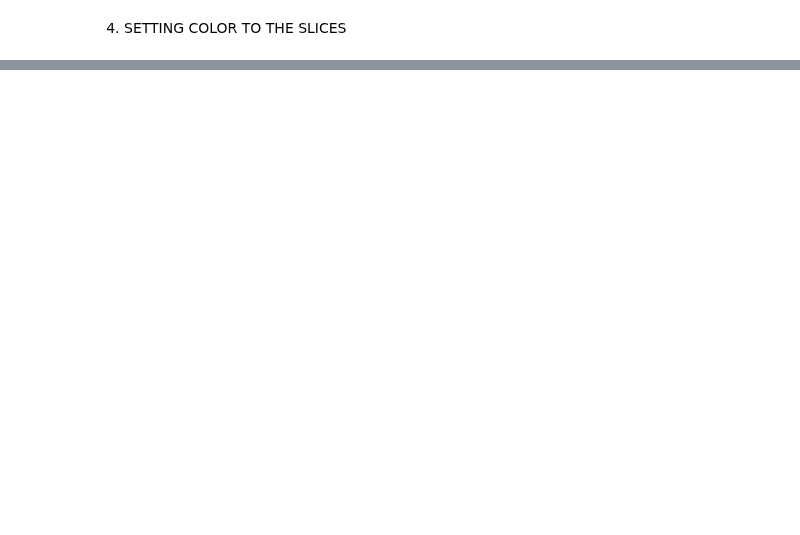
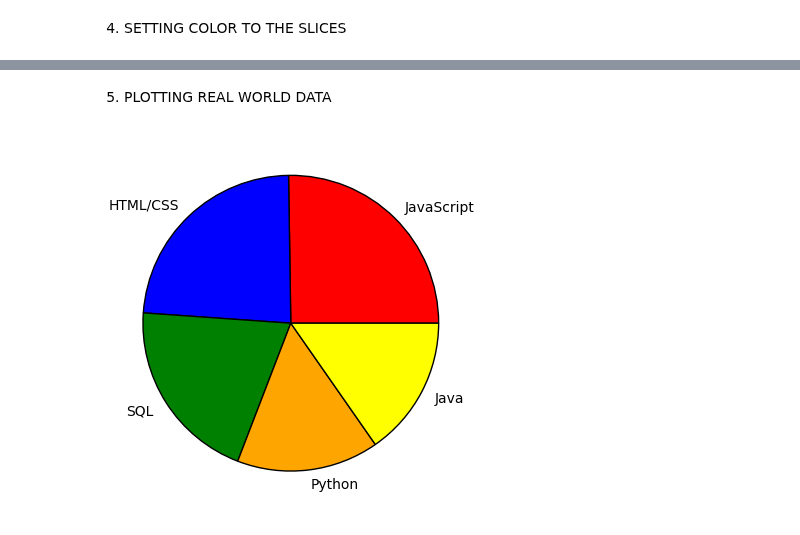
Before and after one commit to Sath2003/DAV, a Jupyter notebook: LABSHEET - 3.ipynb, the cells around one changed output, grey strips where cells are left out. Saved outputs shown, nothing was run; the diff lists cells and outputs as text; code cells hidden in the pictures; blank space fills up the shorter version.

```diff
--- a/LABSHEET - 3.ipynb
+++ b/LABSHEET - 3.ipynb
@@ -39,0 +40,9 @@ plt.show()
+# %% [markdown]
+5. PLOTTING REAL WORLD DATA
+# %%
+labels = ['JavaScript','HTML/CSS','SQL','Python','Java']
+slice = [59219,55466,47544,36443,35917]
+plt.pie(slice,labels=labels,colors=color,wedgeprops={'edgecolor':'black'})
+plt.show()
+# %% [output]
+[figure, added]
```
Also changed, not shown: parts of 12 cells of this notebook.
